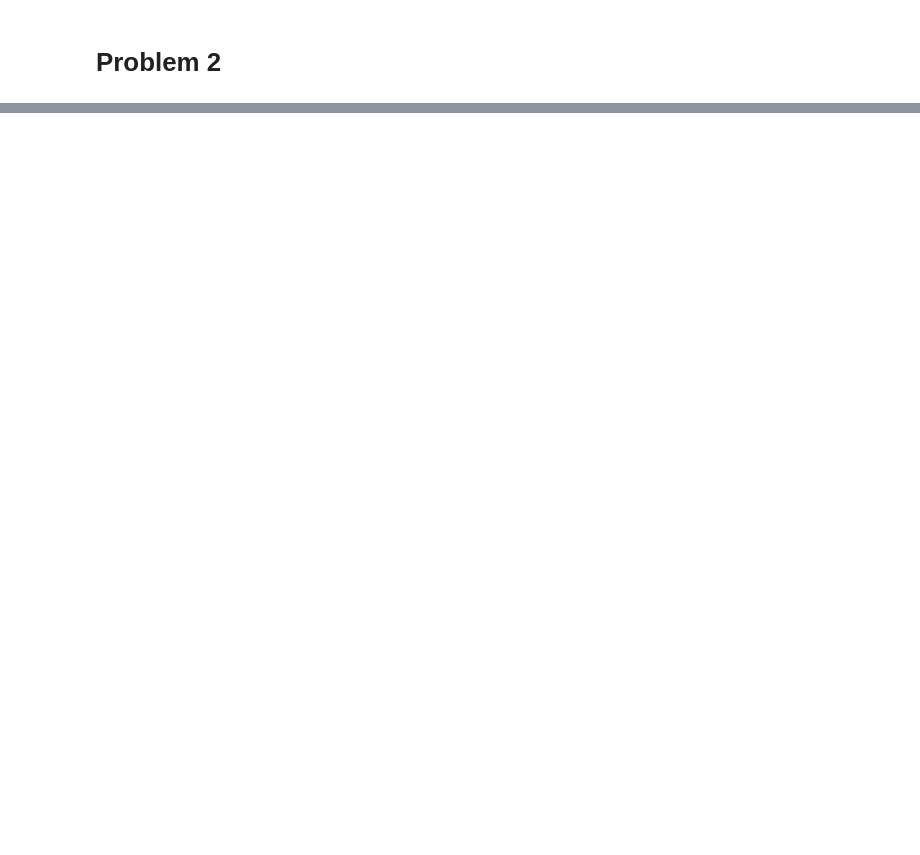
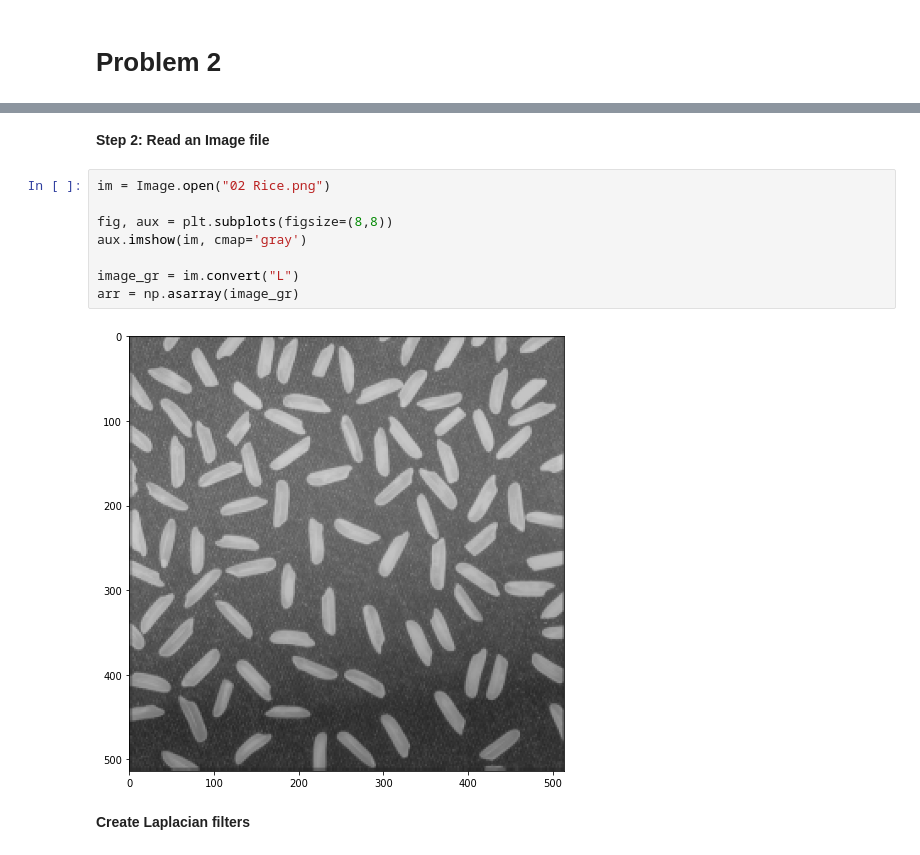
Before and after one commit to SimenKlemp/.github, a Jupyter notebook: hw6.ipynb, the cells around one changed output, grey strips where cells are left out. Cells and saved outputs as stored; diff of their text form; blank space fills up the shorter version.

```diff
--- a/hw6.ipynb
+++ b/hw6.ipynb
@@ -129,0 +112,14 @@ The result shows us that Momentum as optimizer will cause a convergence with app
+# %% [markdown]
+**Step 2: Read an Image file**
+# %%
+im = Image.open("02 Rice.png")
+
+fig, aux = plt.subplots(figsize=(8,8))
+aux.imshow(im, cmap='gray')
+
+image_gr = im.convert("L")
+arr = np.asarray(image_gr)
+# %% [output]
+[figure, added]
+# %% [markdown]
+**Create Laplacian filters**
```
Also changed, not shown: parts of 32 cells of this notebook.
